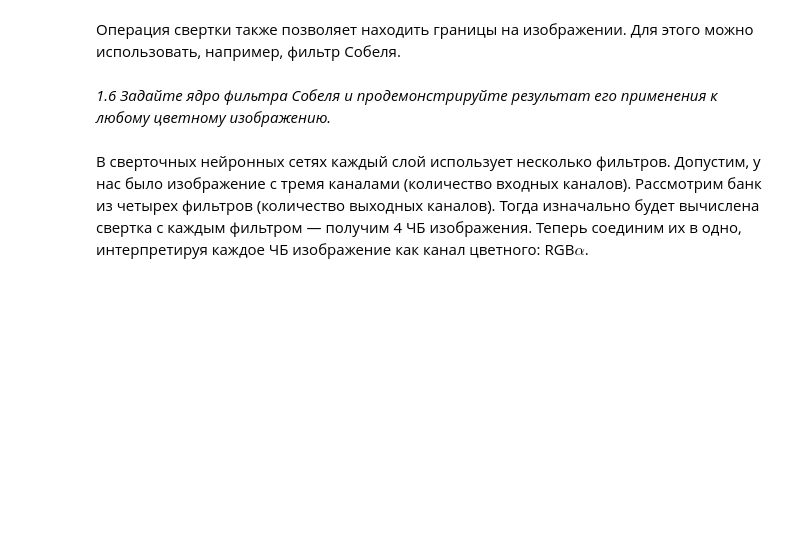
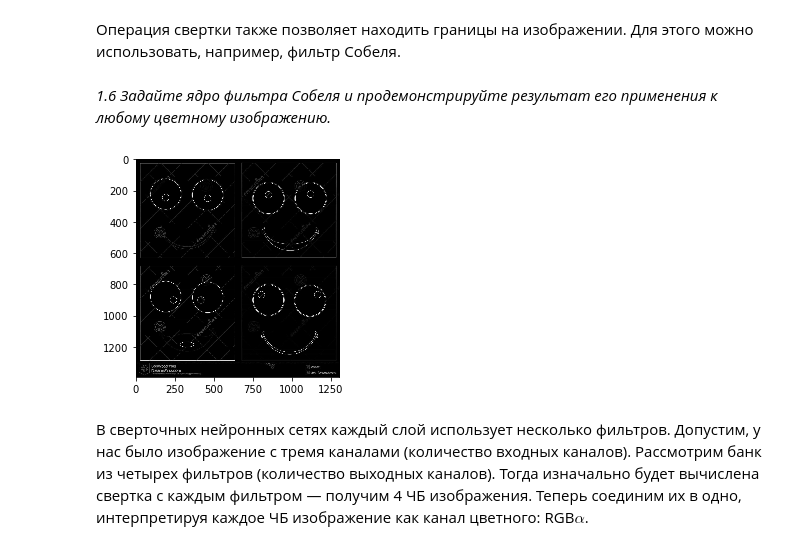
Before and after one commit to igeti/neuralnetwork, a Jupyter notebook: семинар 4/Seminar 4/Practice task 4, CNN.ipynb, the cells around one changed output. Cells and saved outputs as stored; diff of their text form; code cells hidden in the pictures; blank space fills up the shorter version.

```diff
--- a/семинар 4/Seminar 4/Practice task 4, CNN.ipynb
+++ b/семинар 4/Seminar 4/Practice task 4, CNN.ipynb
@@ -153,3 +153,21 @@ sobel_kernel
+# %%
+def sobel_filter(img):
+    kernel_h = np.array([[-1,-2,-1],[0,0,0],[1,2,1]])
+    kernel_v = np.transpose(kernel_h)
+    conv_x = convolve(img,kernel_h)
+    conv_y = convolve(img,kernel_v)
+    im_edge = np.sqrt(conv_x**2 + conv_y**2)
+    return im_edge
+# %%
+image = plt.imread('3.jpg')
+from skimage.color import rgb2gray
+img_gray = rgb2gray(image)
+# %%
+bw_image = sobel_filter(img_gray)
+plt.imshow(bw_image, cmap="gray")
+plt.show()
+# %% [output]
+[figure, added]
 # %% [markdown]
 В сверточных нейронных сетях каждый слой использует несколько фильтров. Допустим, у нас было изображение с тремя каналами (количество входных каналов). Рассмотрим банк из четырех фильтров (количество выходных каналов). Тогда изначально будет вычислена свертка с каждым фильтром — получим 4 ЧБ изображения. Теперь соединим их в одно, интерпретируя каждое ЧБ изображение как канал цветного: RGB$\alpha$.
 # %% [markdown]
```
Also changed, not shown: parts of 72 cells of this notebook, 4 other files.
